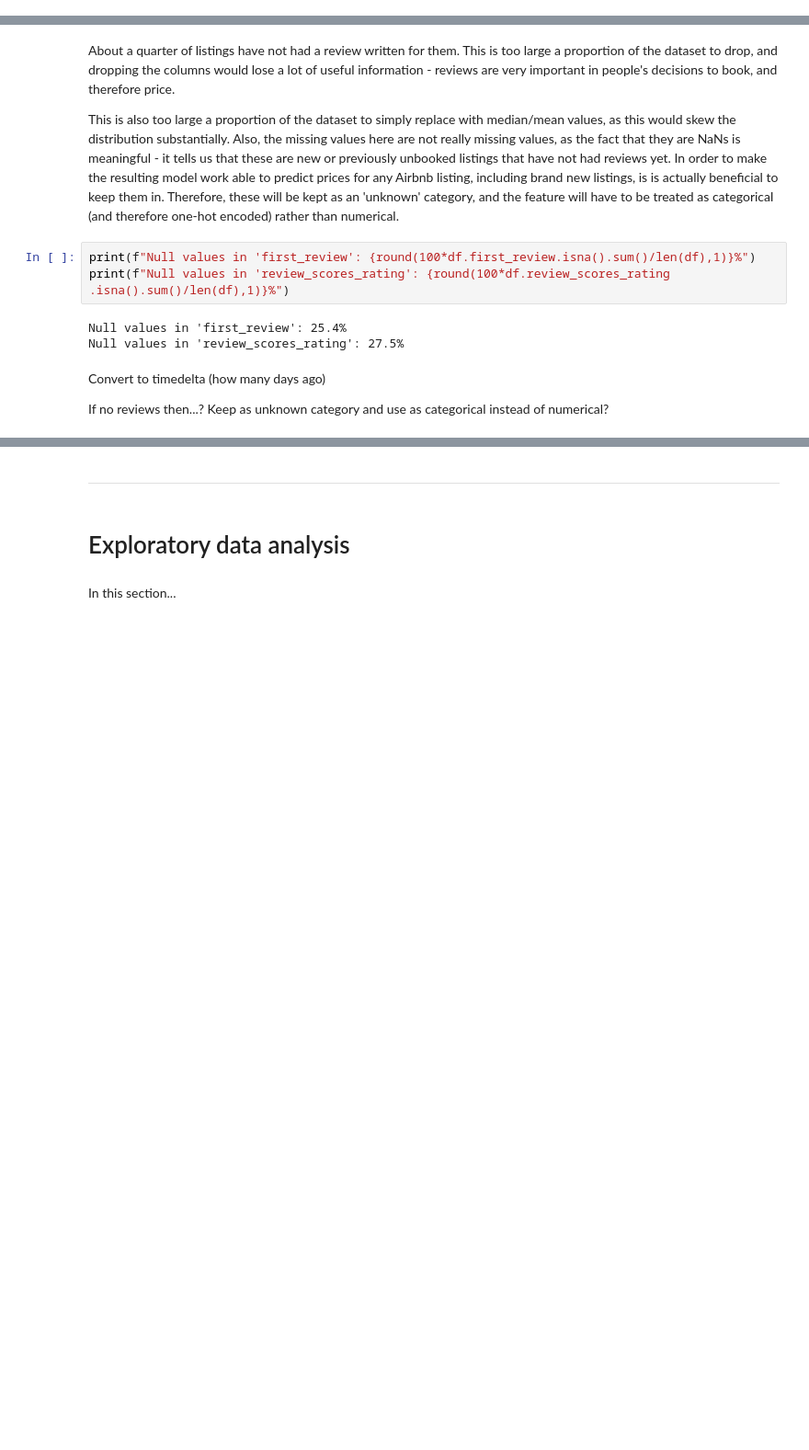
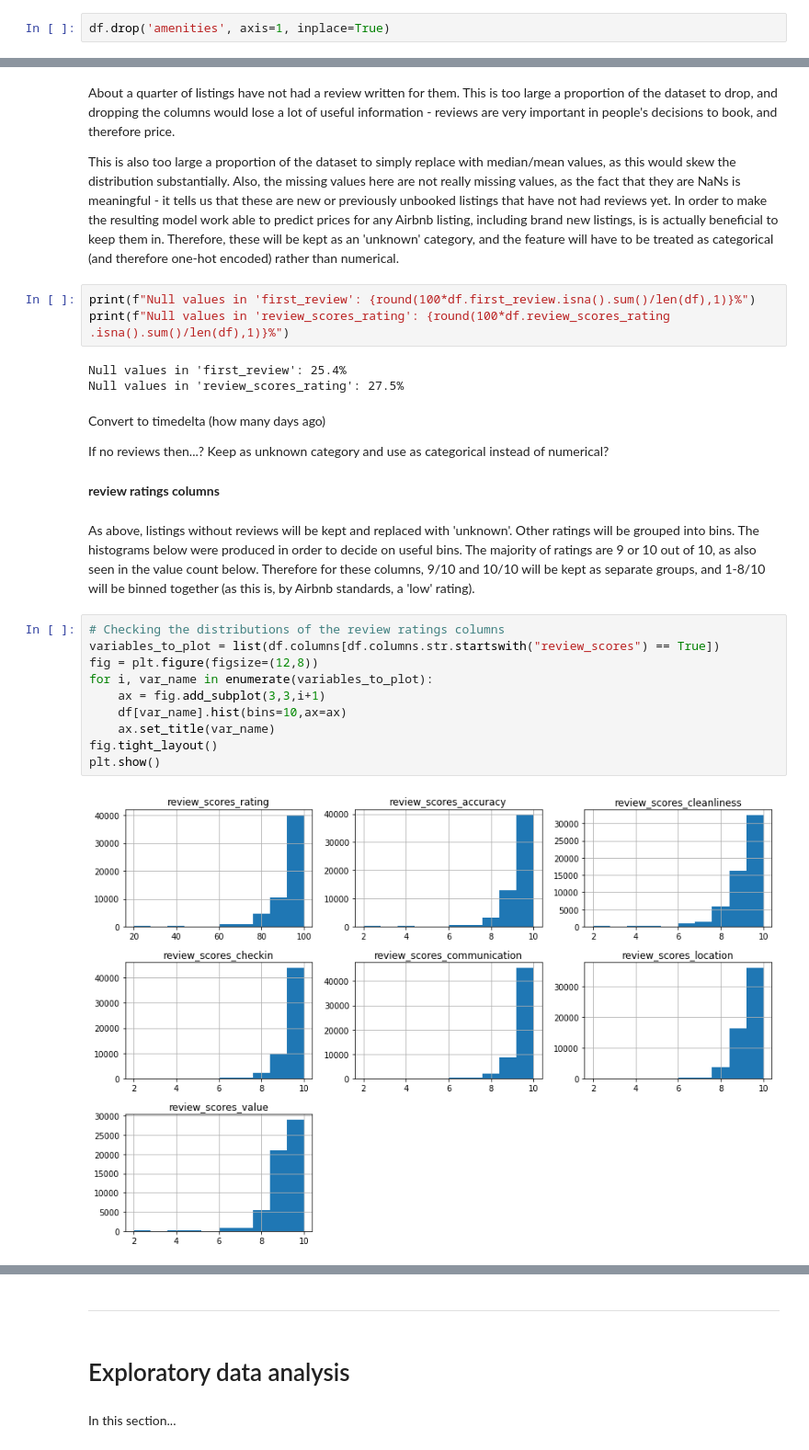
Before and after one commit to cbuie/Airbnb-neural-network-price-prediction, a Jupyter notebook: Airbnb-price-prediction.ipynb, the cells around one changed output, grey strips where cells are left out. Shown at 92% size. Cells and saved outputs as stored; diff of their text form; blank space fills up the shorter version.

Commit message:
Cleaned review columns

```diff
--- a/Airbnb-price-prediction.ipynb
+++ b/Airbnb-price-prediction.ipynb
@@ -605,6 +605,8 @@ df.loc[df['amenities'].str.contains('Tennis court'), 'tennis_court'] = 1
 # Replacing nulls with zeros for new columns
 cols_to_replace_nulls = df.iloc[:,53:].columns
 df[cols_to_replace_nulls] = df[cols_to_replace_nulls].fillna(0)
+# %%
+df.drop('amenities', axis=1, inplace=True)
 # %% [markdown]
 **price**
 # %% [markdown]
@@ -670,3 +672,19 @@ Null values in 'review_scores_rating': 27.5%
 Convert to timedelta (how many days ago)
 
 If no reviews then...? Keep as unknown category and use as categorical instead of numerical?
+# %% [markdown]
+**review ratings columns**
+# %% [markdown]
+As above, listings without reviews will be kept and replaced with 'unknown'. Other ratings will be grouped into bins. The histograms below were produced in order to decide on useful bins. The majority of ratings are 9 or 10 out of 10, as also seen in the value count below. Therefore for these columns, 9/10 and 10/10 will be kept as separate groups, and 1-8/10 will be binned together (as this is, by Airbnb standards, a 'low' rating).
+# %%
+# Checking the distributions of the review ratings columns
+variables_to_plot = list(df.columns[df.columns.str.startswith("review_scores") == True])
+fig = plt.figure(figsize=(12,8))
+for i, var_name in enumerate(variables_to_plot):
+    ax = fig.add_subplot(3,3,i+1)
+    df[var_name].hist(bins=10,ax=ax)
+    ax.set_title(var_name)
+fig.tight_layout()
+plt.show()
+# %% [output]
+[figure, added]
```
Also changed, not shown: parts of 16 cells of this notebook.
